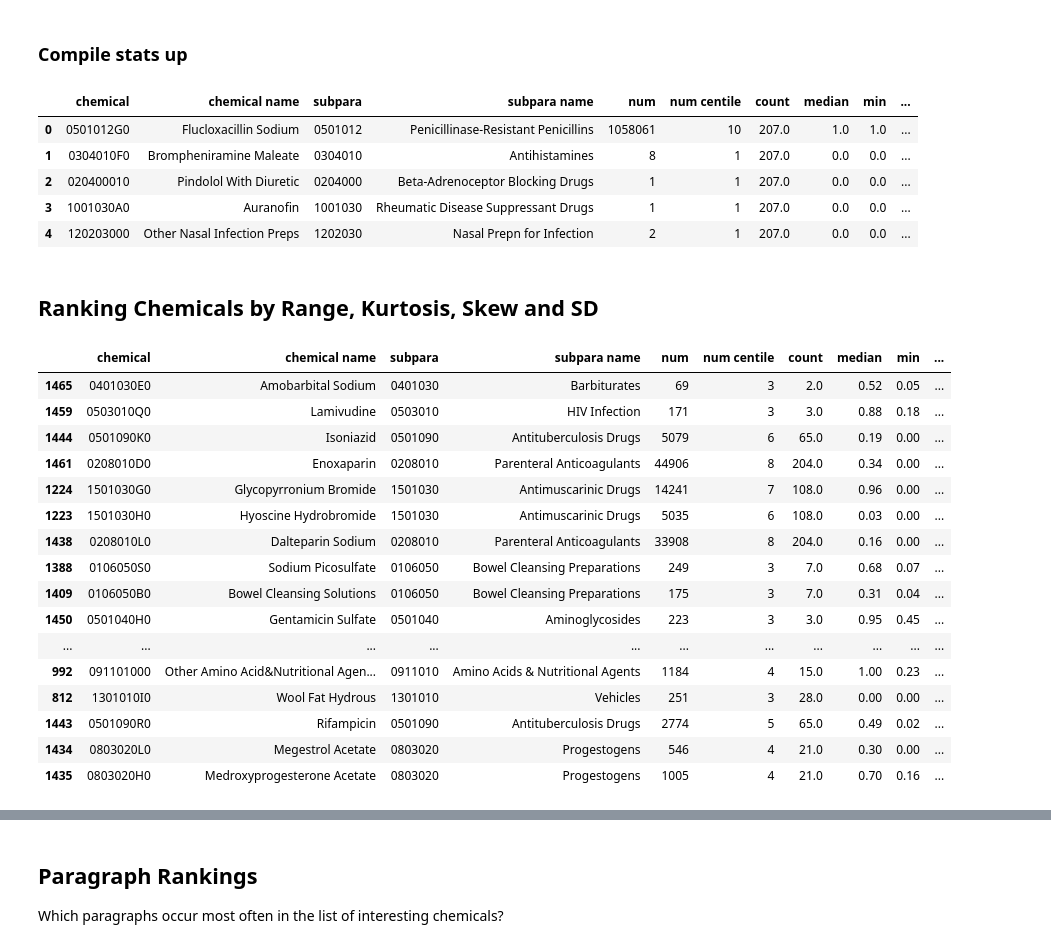
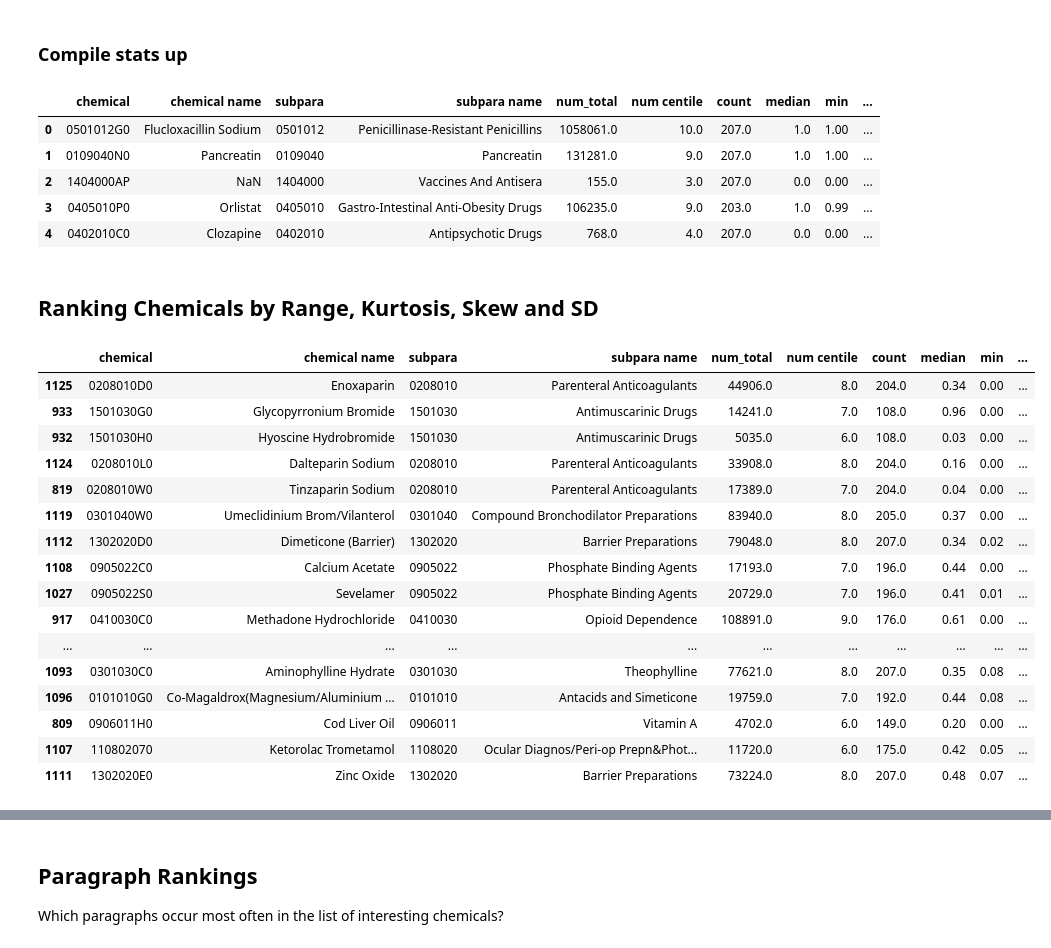
Before and after one commit to ebmdatalab/outlier-detection, a Jupyter notebook: kurtosis/Kurtosis.ipynb, the cells around one changed output, grey strips where cells are left out. Cells and saved outputs as stored; diff of their text form; code cells hidden in the pictures.

```diff
--- a/kurtosis/Kurtosis.ipynb
+++ b/kurtosis/Kurtosis.ipynb
@@ -91,14 +100,14 @@ data2
 # %%
 #select columns of interest and get key stats
-df2 = data2[["chemical","subpara", "ratio"]].groupby(["chemical","subpara"]).describe()
+df2 = pd.DataFrame(data3.groupby(["chemical","subpara","num_total","num centile","denom_subpara_total","denom centile"])["ratio"].describe())
 df2 = df2.unstack()
 df2.columns = df2.columns.droplevel()
-df2 = df2.reset_index()
 
-#limit to chemicals prescribed by at least 10 CCGs??
-df3 = df2#.loc[df2["count"]>9].reset_index()
+df3 = df2.reset_index()
 df3["range"] = df3["max"] - df3["min"]
-df3 = df3[["chemical","subpara","count","50%","min","max","range","std"]].rename(columns={"50%":"median"})
+df3 = df3[["chemical","subpara","num_total","num centile","denom_subpara_total","denom centile","count","50%","min","max","range","std"]].rename(columns={"50%":"median"})
 
-df3.head() #.loc[df3["range"]<0.1]
+# filter out chemicals only prescribed by few CCGs
+df3 = df3.loc[df3["count"]>=50]
+df3.head()
 # %% [output]
@@ -113,15 +122,9 @@ df3.head() #.loc[df3["range"]<0.1]
 Need to import stats module and reshape data
 # %%
 # reshape data to put CCGs in columns
-df5 = data2.pivot(index="chemical",columns='pct', values='ratio')
-
-#sum numerators to find total volume for each chemical
-num = pd.DataFrame(df1["num"].groupby(df1["chemical"]).sum()).reset_index()
+df5 = data3.pivot(index="chemical",columns='pct', values='ratio')
 
 #calculate kurtosis and skew for each chemical
 import scipy.stats as stats
 k = pd.Series(stats.kurtosis(df5, axis=1,nan_policy="omit"),name="kurtosis")
 sk =  pd.Series(stats.skew(df5, axis=1,nan_policy="omit"),name="skew")
-
-num["num centile"] = pd.qcut(num["num"], 10, labels=np.arange(1,11,1))
-num.head()
@@ -137,59 +133,56 @@ num.head()
 # %%
 
 result = pd.concat([df3, k, sk], axis=1).sort_values(by="kurtosis",ascending=False)
-result = result.merge(num, on="chemical")
-#result[["chemical","subpara","num","count","median","abs_min","min","max","range","abs_range", "std","std_inc_zeros","kurtosis","skew"]].round(2)
-result = result[["chemical","subpara","num","num centile", "count","median","min","max","range","std","kurtosis","skew"]].round(2)
+result = result[["chemical","subpara", "count","num_total","num centile","median","min","max","range","std","kurtosis","skew"]].round(2)
 
 # Lookup chemical and subparagraph names
 df4 = result.merge(chem, how="left", left_on = "chemical",right_on="chemical_code",suffixes=(""," name"))
 df4 = df4.merge(subp, how="left", left_on = "subpara",right_on="subpara_code",suffixes=(""," name"))
-#df3 = df3[["chemical","chemical name","subpara","subpara name","min","max","range","std"]]
-df4 = df4[["chemical","chemical name","subpara","subpara name","num","num centile", "count","median","min","max","range", "std","kurtosis","skew"]].round(2)
+df4 = df4[["chemical","chemical name","subpara","subpara name","num_total","num centile", "count","median","min","max","range", "std","kurtosis","skew"]].round(2)
 df4.head()
 # %% [output]
-|  | chemical | chemical name | subpara | subpara name | num | num centile | count | median | min | ... |
-| 0 | 0501012G0 | Flucloxacillin Sodium | 0501012 | Penicillinase-Resistant Penicillins | 1058061 | 10 | 207.0 | 1.0 | 1.0 | ... |
-| 1 | 0304010F0 | Brompheniramine Maleate | 0304010 | Antihistamines | 8 | 1 | 207.0 | 0.0 | 0.0 | ... |
-| 2 | 020400010 | Pindolol With Diuretic | 0204000 | Beta-Adrenoceptor Blocking Drugs | 1 | 1 | 207.0 | 0.0 | 0.0 | ... |
-| 3 | 1001030A0 | Auranofin | 1001030 | Rheumatic Disease Suppressant Drugs | 1 | 1 | 207.0 | 0.0 | 0.0 | ... |
-| 4 | 120203000 | Other Nasal Infection Preps | 1202030 | Nasal Prepn for Infection | 2 | 1 | 207.0 | 0.0 | 0.0 | ... |
+|  | chemical | chemical name | subpara | subpara name | num_total | num centile | count | median | min | ... |
+| 0 | 0501012G0 | Flucloxacillin Sodium | 0501012 | Penicillinase-Resistant Penicillins | 1058061.0 | 10.0 | 207.0 | 1.0 | 1.00 | ... |
+| 1 | 0109040N0 | Pancreatin | 0109040 | Pancreatin | 131281.0 | 9.0 | 207.0 | 1.0 | 1.00 | ... |
+| 2 | 1404000AP | NaN | 1404000 | Vaccines And Antisera | 155.0 | 3.0 | 207.0 | 0.0 | 0.00 | ... |
+| 3 | 0405010P0 | Orlistat | 0405010 | Gastro-Intestinal Anti-Obesity Drugs | 106235.0 | 9.0 | 203.0 | 1.0 | 0.99 | ... |
+| 4 | 0402010C0 | Clozapine | 0402010 | Antipsychotic Drugs | 768.0 | 4.0 | 207.0 | 0.0 | 0.00 | ... |
 # %% [markdown]
 ## Ranking Chemicals by Range, Kurtosis, Skew and SD
 # %%
 # sort by range first
-r1 = df4.loc[(df4["num centile"]>2)].sort_values(by=["range","kurtosis"],ascending=False).head(20)
+r1 = df4.sort_values(by=["range","kurtosis"],ascending=False).head(20)
 # create a flag
 r1["R"] = 1
 
 # sort by kurtosis and limit to items with at least 1% range
-r2 = df4.loc[(df4["range"] >0.1) & (df4["num centile"]>2)].sort_values(by=["kurtosis"],ascending=False).head(20)
+r2 = df4.loc[(df4["range"] >0.1)].sort_values(by=["kurtosis"],ascending=False).head(20)
 r2["K"] = 1
 
 # sort by skew
-r3 = df4.loc[(df4["range"] >0.1) & (df4["num centile"]>2)].sort_values(by=["skew"],ascending=False).head(20)
+r3 = df4.loc[(df4["range"] >0.1)].sort_values(by=["skew"],ascending=False).head(20)
 r3["Sk"] = 1
 
 #sort by SD
-r4 = df4.loc[(df4["range"] >0.1) & (df4["num centile"]>2)].sort_values(by=["std"],ascending=False).head(20)
+r4 = df4.loc[(df4["range"] >0.1)].sort_values(by=["std"],ascending=False).head(20)
 r4["SD"] = 1
 r4
 # %% [output]
-|  | chemical | chemical name | subpara | subpara name | num | num centile | count | median | min | ... |
-| 1465 | 0401030E0 | Amobarbital Sodium | 0401030 | Barbiturates | 69 | 3 | 2.0 | 0.52 | 0.05 | ... |
-| 1459 | 0503010Q0 | Lamivudine | 0503010 | HIV Infection | 171 | 3 | 3.0 | 0.88 | 0.18 | ... |
-| 1444 | 0501090K0 | Isoniazid | 0501090 | Antituberculosis Drugs | 5079 | 6 | 65.0 | 0.19 | 0.00 | ... |
-| 1461 | 0208010D0 | Enoxaparin | 0208010 | Parenteral Anticoagulants | 44906 | 8 | 204.0 | 0.34 | 0.00 | ... |
-| 1224 | 1501030G0 | Glycopyrronium Bromide | 1501030 | Antimuscarinic Drugs | 14241 | 7 | 108.0 | 0.96 | 0.00 | ... |
-| 1223 | 1501030H0 | Hyoscine Hydrobromide | 1501030 | Antimuscarinic Drugs | 5035 | 6 | 108.0 | 0.03 | 0.00 | ... |
-| 1438 | 0208010L0 | Dalteparin Sodium | 0208010 | Parenteral Anticoagulants | 33908 | 8 | 204.0 | 0.16 | 0.00 | ... |
-| 1388 | 0106050S0 | Sodium Picosulfate | 0106050 | Bowel Cleansing Preparations | 249 | 3 | 7.0 | 0.68 | 0.07 | ... |
-| 1409 | 0106050B0 | Bowel Cleansing Solutions | 0106050 | Bowel Cleansing Preparations | 175 | 3 | 7.0 | 0.31 | 0.04 | ... |
-| 1450 | 0501040H0 | Gentamicin Sulfate | 0501040 | Aminoglycosides | 223 | 3 | 3.0 | 0.95 | 0.45 | ... |
+|  | chemical | chemical name | subpara | subpara name | num_total | num centile | count | median | min | ... |
+| 1125 | 0208010D0 | Enoxaparin | 0208010 | Parenteral Anticoagulants | 44906.0 | 8.0 | 204.0 | 0.34 | 0.00 | ... |
+| 933 | 1501030G0 | Glycopyrronium Bromide | 1501030 | Antimuscarinic Drugs | 14241.0 | 7.0 | 108.0 | 0.96 | 0.00 | ... |
+| 932 | 1501030H0 | Hyoscine Hydrobromide | 1501030 | Antimuscarinic Drugs | 5035.0 | 6.0 | 108.0 | 0.03 | 0.00 | ... |
+| 1124 | 0208010L0 | Dalteparin Sodium | 0208010 | Parenteral Anticoagulants | 33908.0 | 8.0 | 204.0 | 0.16 | 0.00 | ... |
+| 819 | 0208010W0 | Tinzaparin Sodium | 0208010 | Parenteral Anticoagulants | 17389.0 | 7.0 | 204.0 | 0.04 | 0.00 | ... |
+| 1119 | 0301040W0 | Umeclidinium Brom/Vilanterol | 0301040 | Compound Bronchodilator Preparations | 83940.0 | 8.0 | 205.0 | 0.37 | 0.00 | ... |
+| 1112 | 1302020D0 | Dimeticone (Barrier) | 1302020 | Barrier Preparations | 79048.0 | 8.0 | 207.0 | 0.34 | 0.02 | ... |
+| 1108 | 0905022C0 | Calcium Acetate | 0905022 | Phosphate Binding Agents | 17193.0 | 7.0 | 196.0 | 0.44 | 0.00 | ... |
+| 1027 | 0905022S0 | Sevelamer | 0905022 | Phosphate Binding Agents | 20729.0 | 7.0 | 196.0 | 0.41 | 0.01 | ... |
+| 917 | 0410030C0 | Methadone Hydrochloride | 0410030 | Opioid Dependence | 108891.0 | 9.0 | 176.0 | 0.61 | 0.00 | ... |
 | ... | ... | ... | ... | ... | ... | ... | ... | ... | ... | ... |
-| 992 | 091101000 | Other Amino Acid&Nutritional Agen... | 0911010 | Amino Acids & Nutritional Agents | 1184 | 4 | 15.0 | 1.00 | 0.23 | ... |
-| 812 | 1301010I0 | Wool Fat Hydrous | 1301010 | Vehicles | 251 | 3 | 28.0 | 0.00 | 0.00 | ... |
-| 1443 | 0501090R0 | Rifampicin | 0501090 | Antituberculosis Drugs | 2774 | 5 | 65.0 | 0.49 | 0.02 | ... |
-| 1434 | 0803020L0 | Megestrol Acetate | 0803020 | Progestogens | 546 | 4 | 21.0 | 0.30 | 0.00 | ... |
-| 1435 | 0803020H0 | Medroxyprogesterone Acetate | 0803020 | Progestogens | 1005 | 4 | 21.0 | 0.70 | 0.16 | ... |
+| 1093 | 0301030C0 | Aminophylline Hydrate | 0301030 | Theophylline | 77621.0 | 8.0 | 207.0 | 0.35 | 0.08 | ... |
+| 1096 | 0101010G0 | Co-Magaldrox(Magnesium/Aluminium ... | 0101010 | Antacids and Simeticone | 19759.0 | 7.0 | 192.0 | 0.44 | 0.08 | ... |
+| 809 | 0906011H0 | Cod Liver Oil | 0906011 | Vitamin A | 4702.0 | 6.0 | 149.0 | 0.20 | 0.00 | ... |
+| 1107 | 110802070 | Ketorolac Trometamol | 1108020 | Ocular Diagnos/Peri-op Prepn&Phot... | 11720.0 | 6.0 | 175.0 | 0.42 | 0.05 | ... |
+| 1111 | 1302020E0 | Zinc Oxide | 1302020 | Barrier Preparations | 73224.0 | 8.0 | 207.0 | 0.48 | 0.07 | ... |
 # %% [markdown]
```
Also changed, not shown: parts of 23 cells of this notebook.
